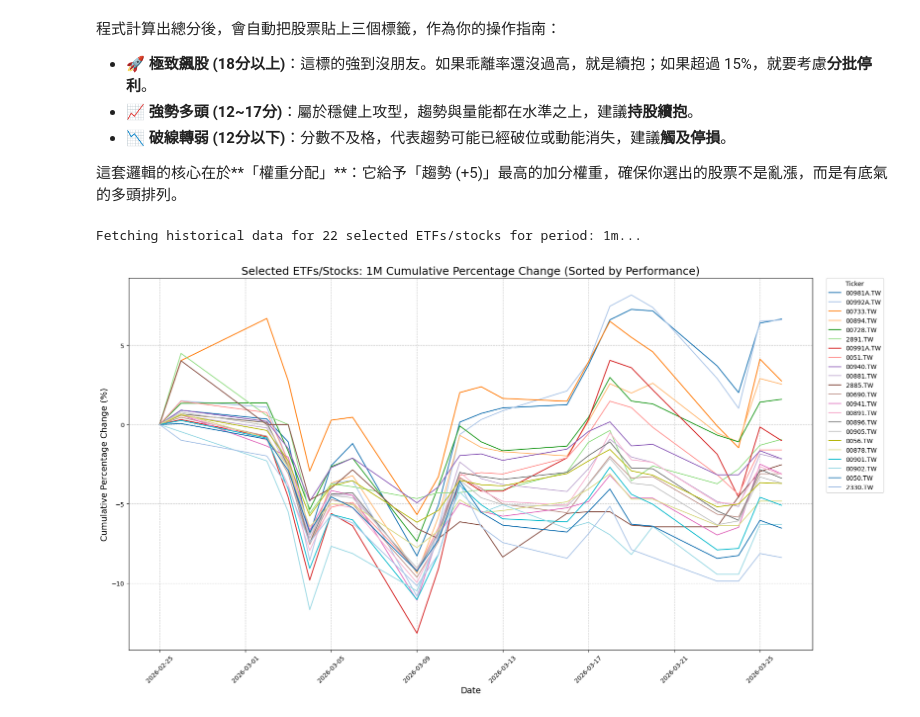
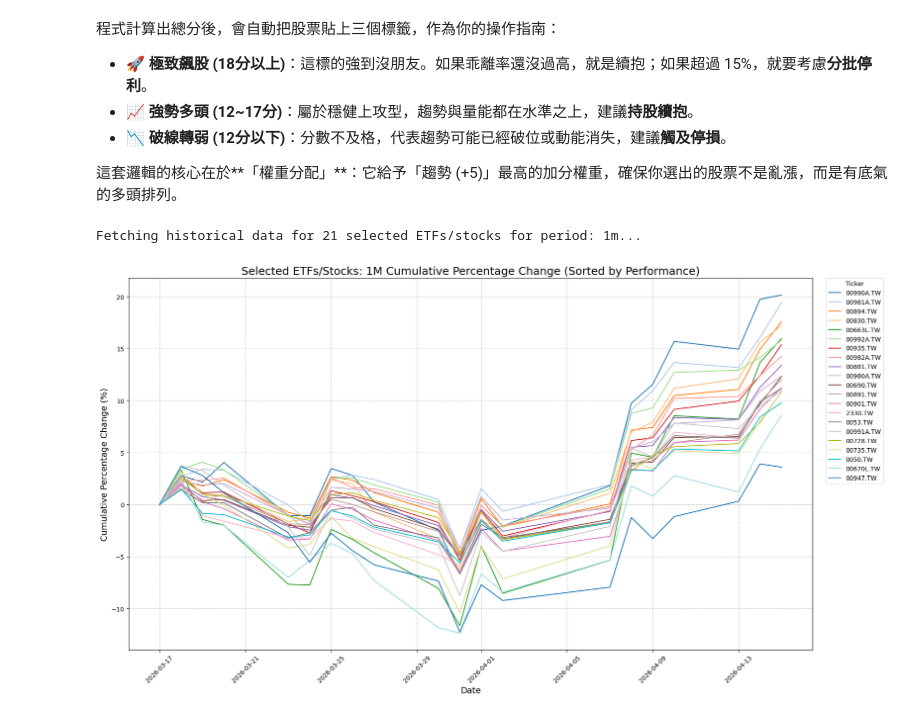
Before and after one commit to tewei0328/teach-programming, a Jupyter notebook: twtalk6_gem_python.ipynb, the cells around one changed output. Drawn from its saved outputs; the diff is of its cells as text; code cells hidden in the pictures.

```diff
--- a/twtalk6_gem_python.ipynb
+++ b/twtalk6_gem_python.ipynb
@@ -16,6 +16,7 @@ WATCHLIST = {
     "0056.TW": "元大高股息",
     "006203.TW": "元大MSCI台灣",
     "006204.TW": "永豐臺灣加權",
+    "006208.TW": "富邦台50",
     "00663L.TW": "國泰臺灣加權正2",
     "00670L.TW": "富邦臺灣加權正2",
     "00690.TW": "富邦印度ETF",
@@ -37,8 +38,8 @@ WATCHLIST = {
     "00917.TW": "中信ESG永續高股息",
     "00919.TW": "群益台灣精選高息",
     "00922.TW": "國泰智能電動車",
-    "00923.TW": "群益半導體收益",
-    "00927.TW": "群益台灣科技高息成長",
+    "00923.TW": "群益台ESG低碳50",
+    "00927.TW": "群益半導體收益",
     "00929.TW": "復華台灣科技優息",
     "00935.TW": "野村臺灣創新細分",
     "00936.TW": "台新永續高息中小型",
@@ -47,16 +48,19 @@ WATCHLIST = {
     "00941.TW": "中信上游半導體",
     "00946.TW": "群益科技高息成長",
     "00947.TW": "台新臺灣IC設計",
-    "00980A.TW": "凱基台灣優選高股息30",
+    "00980A.TW": "主動野村台灣優選",
     "00981A.TW": "主動統一台股增長",
     "00982A.TW": "主動群益台灣強棒",
     "00983A.TW": "主動中信ARK創新",
     "00984A.TW": "主動安聯台灣高息",
     "00985A.TW": "主動野村台灣50",
     "00986A.TW": "主動台新龍頭成長",
+    "00988A.TW": "主動統一全球創新",
+    "00989A.TW": "主動摩根極速領跑",
     "00990A.TW": "主動元大AI新經濟",
     "00991A.TW": "主動復華未來50",
     "00992A.TW": "主動群益科技創新",
+    "00401A.TW": "主動摩根台灣鑫收益",
     "2330.TW": "台積電",
     "2344.TW": "華邦電",
     "2408.TW": "南亞科",
@@ -291,7 +327,7 @@ from datetime import datetime, timedelta
 time_period = "1m" # Default to 3 months
 
 # Load the report generated previously
-file_name = "ETF_Report_20260327.csv" # Corrected file name to match available file
+file_name = "ETF_Report_20260416.csv" # Corrected file name to match available file
 df_report = pd.read_csv(file_name)
 
 # Sort by Score and get the top 20 ETFs (this forms the base list)
@@ -342,32 +378,32 @@ for ticker in top_20_tickers:
                 # Calculate cumulative percentage change from the first close price
                 data['Cum_Pct_Change'] = (data['Close'] / data['Close'].iloc[0] - 1) * 100
                 data['Ticker'] = ticker
                 data['Name'] = top_20_names.get(ticker, ticker)
                 performance_data = pd.concat([performance_data, data[['Cum_Pct_Change', 'Ticker', 'Name']]], ignore_index=False)
             else:
                 print(f"Not enough data for {ticker} for the selected period.")
     except Exception as e:
         print(f"Could not download data for {ticker}: {e}")
 
 # Reset index to make 'Date' a column again for plotting
 performance_data = performance_data.reset_index()
 performance_data = performance_data.rename(columns={'index': 'Date'})
 
 # Calculate the last cumulative percentage change for each Ticker for sorting
 latest_performance = performance_data.groupby('Ticker')['Cum_Pct_Change'].last().sort_values(ascending=False)
 sorted_tickers = latest_performance.index.tolist()
 
 # Plotting the performance
 plt.figure(figsize=(18, 10))
 sns.lineplot(data=performance_data, x='Date', y='Cum_Pct_Change', hue='Ticker', palette='tab20', hue_order=sorted_tickers)
 plt.title(f'Selected ETFs/Stocks: {time_period.upper()} Cumulative Percentage Change (Sorted by Performance)', fontsize=18)
 plt.xlabel('Date', fontsize=14)
 plt.ylabel('Cumulative Percentage Change (%)', fontsize=14)
 plt.legend(title='Ticker', bbox_to_anchor=(1.02, 1), loc='upper left', borderaxespad=0.)
 plt.grid(True, linestyle='--', alpha=0.7)
 plt.xticks(rotation=45)
 plt.tight_layout()
 plt.show()
 # %% [output]
-Fetching historical data for 22 selected ETFs/stocks for period: 1m...
+Fetching historical data for 21 selected ETFs/stocks for period: 1m...
-[figure, old version]
+[figure, new version]
```
Also changed, not shown: parts of 2 cells of this notebook.
